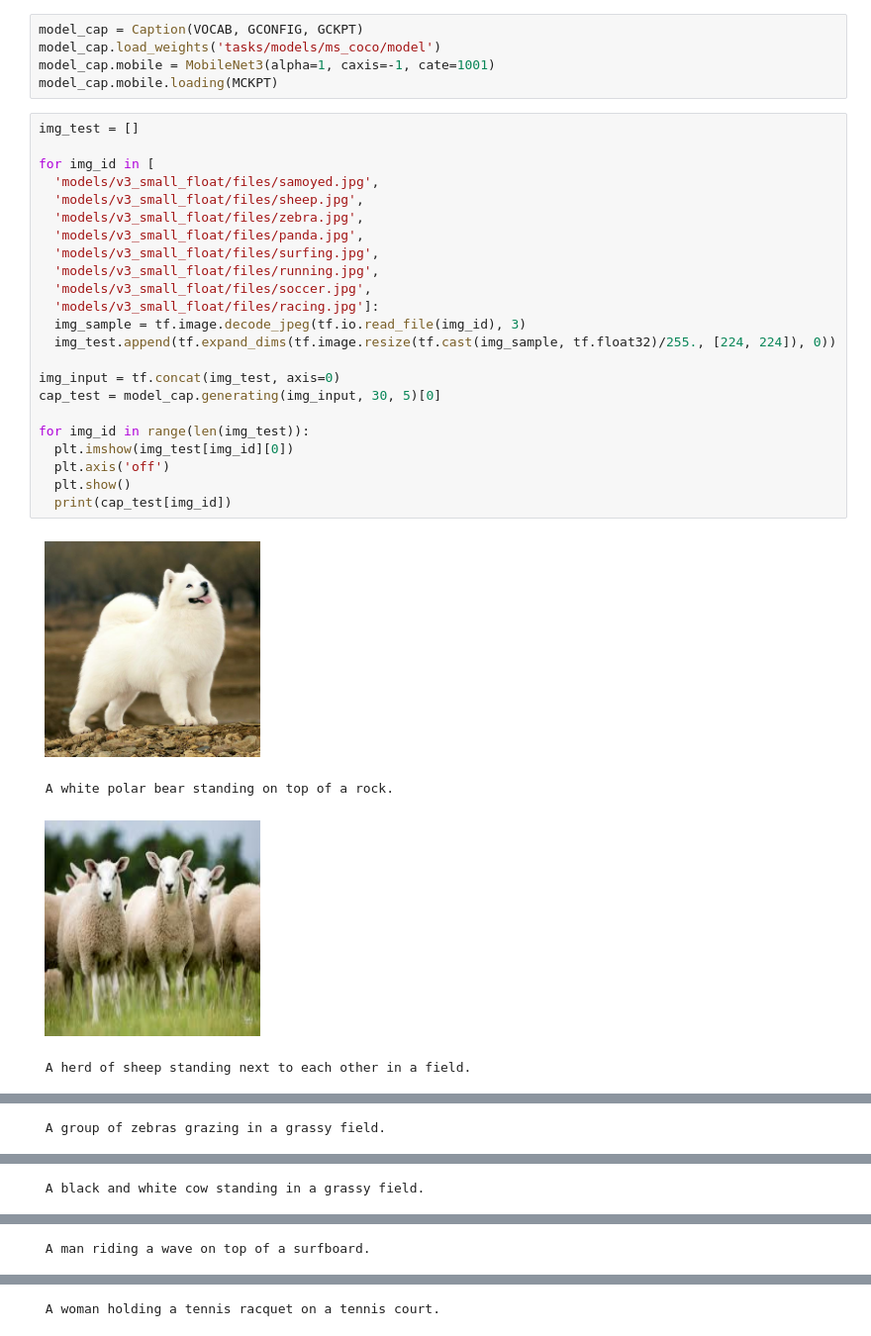
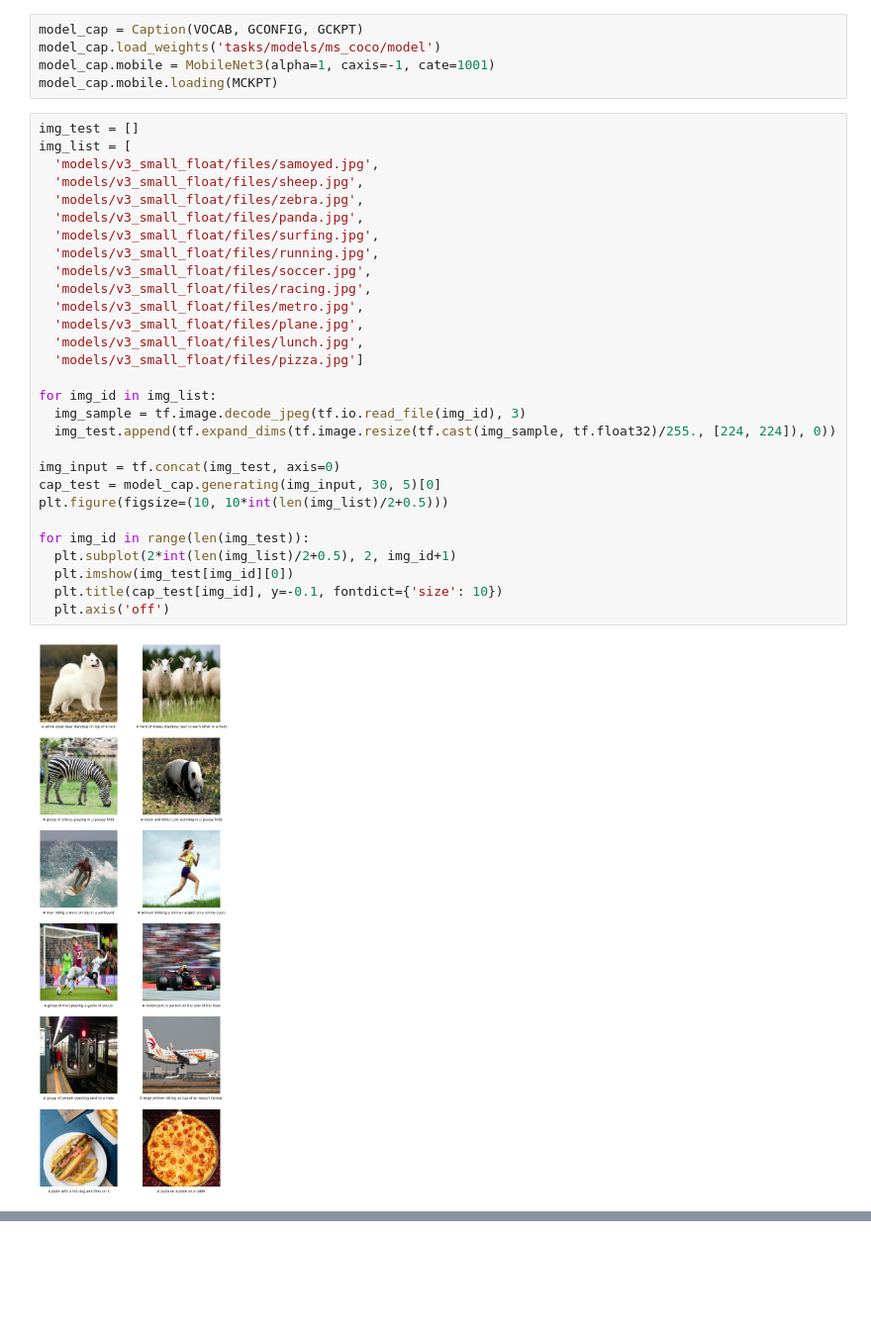
Before and after one commit to RookieZB/image_captioning_with_gpt, a Jupyter notebook: image_captioning.ipynb, the cells around one changed output, grey strips where cells are left out. Shown at 99% size. Saved outputs shown, nothing was run; the diff lists cells and outputs as text; blank space fills up the shorter version.

```diff
--- a/image_captioning.ipynb
+++ b/image_captioning.ipynb
@@ -444,29 +444,32 @@ model_cap.mobile = MobileNet3(alpha=1, caxis=-1, cate=1001)
 model_cap.mobile.loading(MCKPT)
 # %%
 img_test = []
-
-for img_id in [
+img_list = [
   'models/v3_small_float/files/samoyed.jpg',
   'models/v3_small_float/files/sheep.jpg',
   'models/v3_small_float/files/zebra.jpg',
   'models/v3_small_float/files/panda.jpg',
   'models/v3_small_float/files/surfing.jpg',
   'models/v3_small_float/files/running.jpg',
   'models/v3_small_float/files/soccer.jpg',
-  'models/v3_small_float/files/racing.jpg']:
+  'models/v3_small_float/files/racing.jpg',
+  'models/v3_small_float/files/metro.jpg',
+  'models/v3_small_float/files/plane.jpg',
+  'models/v3_small_float/files/lunch.jpg',
+  'models/v3_small_float/files/pizza.jpg']
+
+for img_id in img_list:
   img_sample = tf.image.decode_jpeg(tf.io.read_file(img_id), 3)
   img_test.append(tf.expand_dims(tf.image.resize(tf.cast(img_sample, tf.float32)/255., [224, 224]), 0))
 
 img_input = tf.concat(img_test, axis=0)
 cap_test = model_cap.generating(img_input, 30, 5)[0]
+plt.figure(figsize=(10, 10*int(len(img_list)/2+0.5)))
 
 for img_id in range(len(img_test)):
+  plt.subplot(2*int(len(img_list)/2+0.5), 2, img_id+1)
   plt.imshow(img_test[img_id][0])
+  plt.title(cap_test[img_id], y=-0.1, fontdict={'size': 10})
   plt.axis('off')
-  plt.show()
-  print(cap_test[img_id])
 # %% [output]
-[figure, old version]
+[figure, new version]
- A white polar bear standing on top of a rock.
-[figure, removed]
- A herd of sheep standing next to each other in a field.
@@ -474 +475,0 @@ for img_id in range(len(img_test)):
- A group of zebras grazing in a grassy field.
@@ -476 +475,0 @@ for img_id in range(len(img_test)):
- A black and white cow standing in a grassy field.
@@ -478 +475,0 @@ for img_id in range(len(img_test)):
- A man riding a wave on top of a surfboard.
@@ -480 +475,0 @@ for img_id in range(len(img_test)):
- A woman holding a tennis racquet on a tennis court.
```
Also changed, not shown: parts of 1 cell of this notebook, 1 other file.
